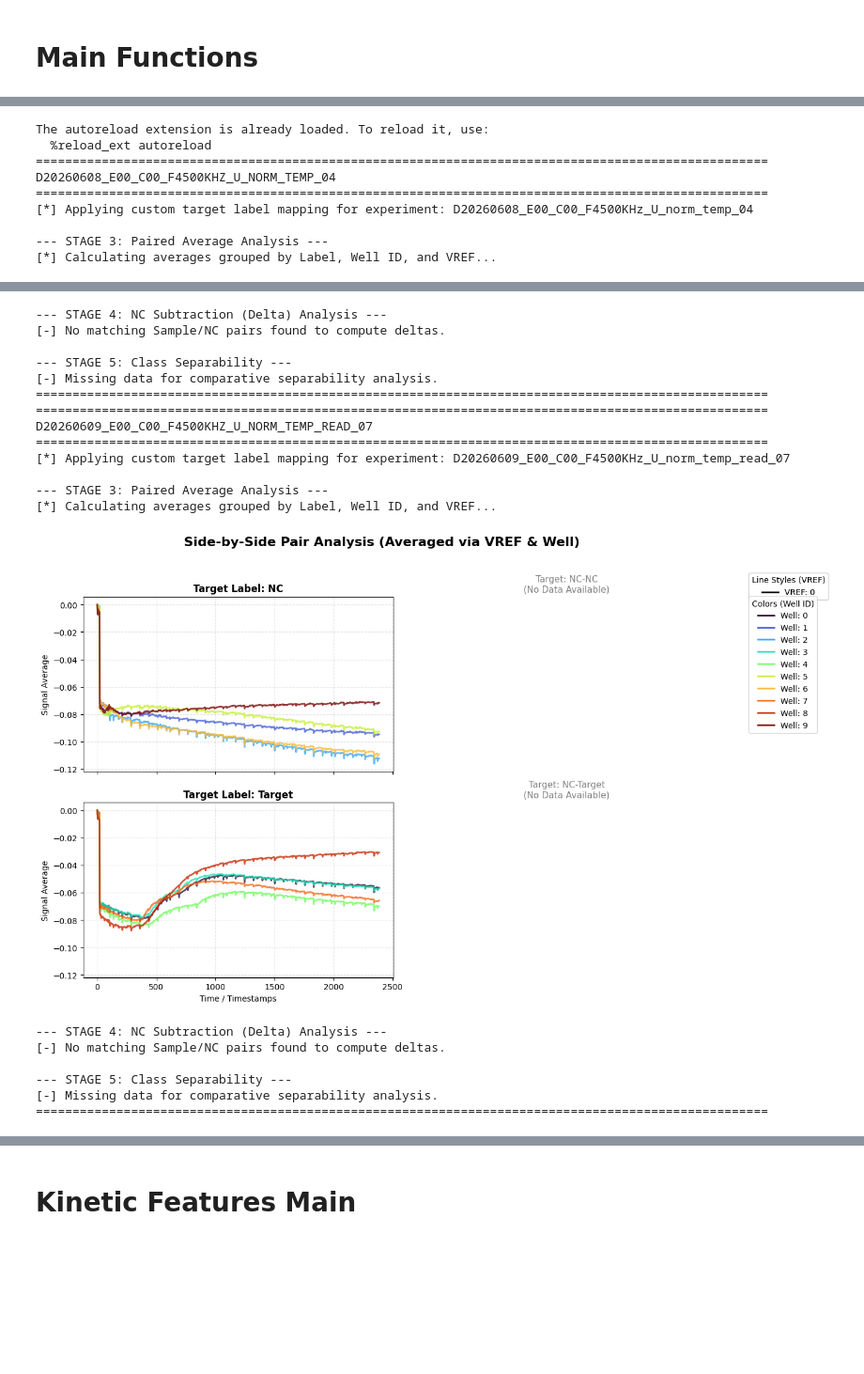
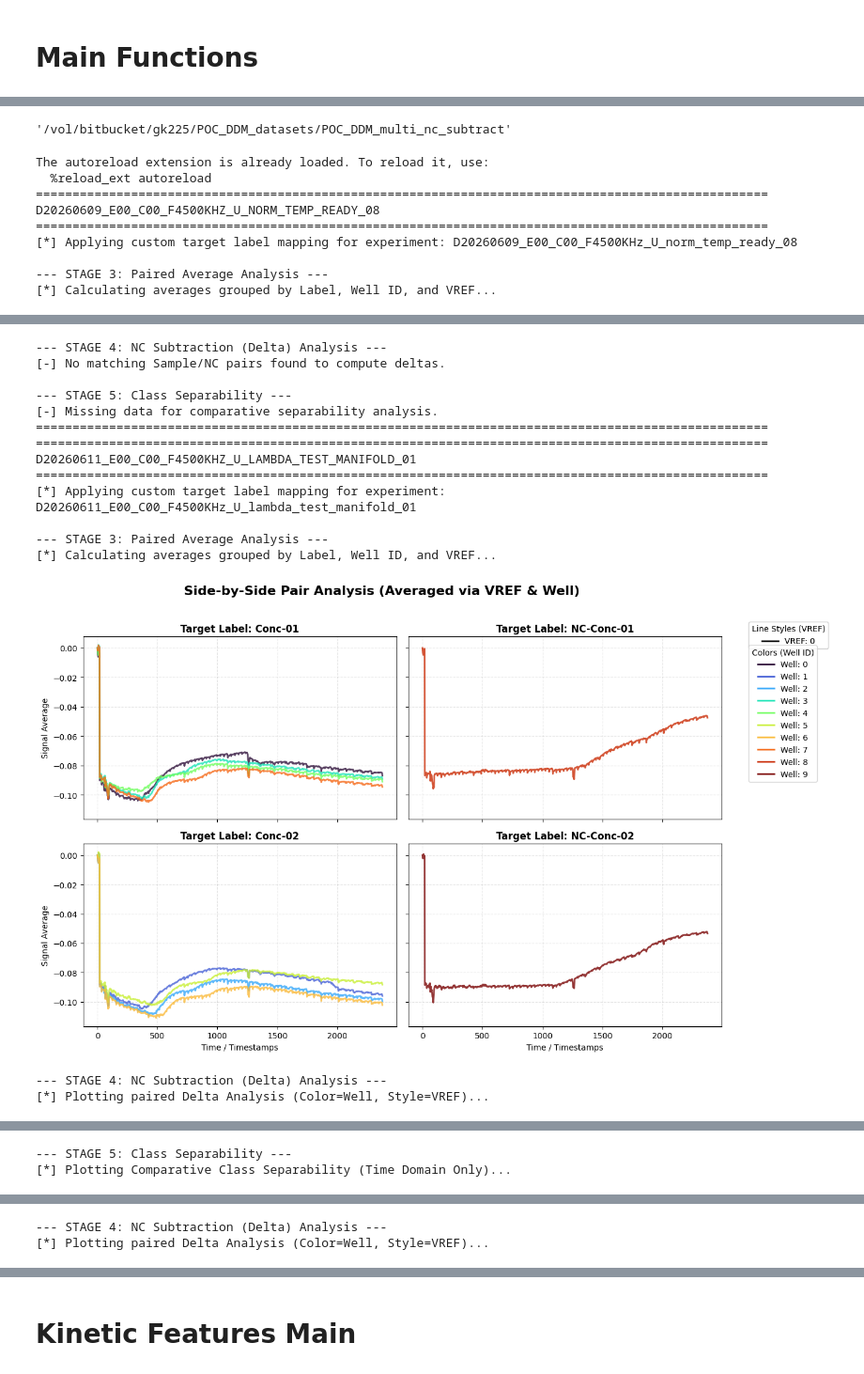
Before and after one commit to kautsarg/POC_DDM, a Jupyter notebook: gk_code/main/new_chip_analysis.ipynb, the cells around one changed output, grey strips where cells are left out. Shown at 94% size. Saved outputs shown, nothing was run; the diff lists cells and outputs as text; code cells hidden in the pictures; blank space fills up the shorter version.

Commit message:
analysis update

```diff
--- a/gk_code/main/new_chip_analysis.ipynb
+++ b/gk_code/main/new_chip_analysis.ipynb
@@ -938,3 +921,7 @@ all_new_chip_data[0]['timestamps'].shape
+# %%
+config.MULTI_EXP_FOLDER + "_nc_subtract"
+# %% [output]
+'/vol/bitbucket/gk225/POC_DDM_datasets/POC_DDM_multi_nc_subtract'
 # %%
 # ====================================================================
 # 4. DATA EXECUTION SCRIPT
@@ -945,27 +932,28 @@ import sigmoid_fitting as sp
 %autoreload 2
 
 exp_path = config.MULTI_EXP_FOLDER
+# exp_path = config.MULTI_EXP_FOLDER + "_nc_subtract"
 
 exp_folders = sorted([
     name for name in os.listdir(exp_path)
     if os.path.isdir(os.path.join(exp_path, name)) and name not in config.EXCLUDED_FOLDERS
-])[2:6]
+])[5:8]
 
-# exp_folder = exp_folders[4]
 all_new_chip_data = []
-for exp_folder in exp_folders[::2]:
+for exp_folder in exp_folders:
     print("="*100)
     print(exp_folder.upper())
     print("="*100)
-    new_chip_data = joblib.load(Path(exp_path, exp_folder, "preprocessed_curves_nonorm.joblib"))
+    new_chip_data = joblib.load(Path(exp_path, exp_folder, config.TRAINING_DATA_PATH))
 
     idx_settled = new_chip_data['idxs']['idx_settled']
     idx_end = new_chip_data['idxs']['idx_end']
 
-    ori_curves = new_chip_data['curves']['ori_curves']
-    y_well = new_chip_data['well_labels']
+    _ds_names = list(new_chip_data['dataset_name'])
+    ori_curves = new_chip_data['dataset'][_ds_names.index('ori_curves')]
+    y_well = new_chip_data['Y_well']
     timestamps = new_chip_data['timestamps']
-    vref_idx = new_chip_data['metadata'].get('vref_idx', np.zeros_like(y_well))
+    vref_idx = np.asarray(new_chip_data['metadata'].get('vref_idx', np.zeros(len(y_well))))
 
     # Apply Label Mapping from Config
     if hasattr(config, "LABEL_MAPPINGS") and exp_folder in config.LABEL_MAPPINGS:
@@ -976,9 +964,6 @@ for exp_folder in exp_folders[::2]:
         print(f"[*] No custom mapping found for {exp_folder}. Retaining default well labels.")
         y_label = np.array(y_well)
 
-    # print(f'\nData Shapes:\n ori_curves: {ori_curves.shape}\n vref_idx: {vref_idx.shape}\n y_well: {y_well.shape}\n y_label: {y_label.shape}\n timestamps: {timestamps.shape}\n')
-
-    # print("\n=== RUNNING PIPELINE: ORIGINAL CURVES ===")
     plot_pipeline(
         timestamps,
         ori_curves,
@@ -994,9 +979,9 @@ for exp_folder in exp_folders[::2]:
 The autoreload extension is already loaded. To reload it, use:
   %reload_ext autoreload
 ====================================================================================================
-D20260608_E00_C00_F4500KHZ_U_NORM_TEMP_04
+D20260609_E00_C00_F4500KHZ_U_NORM_TEMP_READY_08
 ====================================================================================================
-[*] Applying custom target label mapping for experiment: D20260608_E00_C00_F4500KHz_U_norm_temp_04
+[*] Applying custom target label mapping for experiment: D20260609_E00_C00_F4500KHz_U_norm_temp_ready_08
 
 --- STAGE 3: Paired Average Analysis ---
 [*] Calculating averages grouped by Label, Well ID, and VREF...
@@ -1004,20 +989,16 @@ D20260608_E00_C00_F4500KHZ_U_NORM_TEMP_04
 --- STAGE 4: NC Subtraction (Delta) Analysis ---
 [-] No matching Sample/NC pairs found to compute deltas.
 
 --- STAGE 5: Class Separability ---
 [-] Missing data for comparative separability analysis.
 ====================================================================================================
 ====================================================================================================
-D20260609_E00_C00_F4500KHZ_U_NORM_TEMP_READ_07
+D20260611_E00_C00_F4500KHZ_U_LAMBDA_TEST_MANIFOLD_01
 ====================================================================================================
-[*] Applying custom target label mapping for experiment: D20260609_E00_C00_F4500KHz_U_norm_temp_read_07
+[*] Applying custom target label mapping for experiment: D20260611_E00_C00_F4500KHz_U_lambda_test_manifold_01
 
 --- STAGE 3: Paired Average Analysis ---
 [*] Calculating averages grouped by Label, Well ID, and VREF...
-[figure, old version]
+[figure, new version]
 --- STAGE 4: NC Subtraction (Delta) Analysis ---
-[-] No matching Sample/NC pairs found to compute deltas.
-
---- STAGE 5: Class Separability ---
-[-] Missing data for comparative separability analysis.
-====================================================================================================
+[*] Plotting paired Delta Analysis (Color=Well, Style=VREF)...
@@ -1023,0 +1006,2 @@ D20260609_E00_C00_F4500KHZ_U_NORM_TEMP_READ_07
+--- STAGE 5: Class Separability ---
+[*] Plotting Comparative Class Separability (Time Domain Only)...
@@ -1023,0 +1018,2 @@ D20260609_E00_C00_F4500KHZ_U_NORM_TEMP_READ_07
+--- STAGE 4: NC Subtraction (Delta) Analysis ---
+[*] Plotting paired Delta Analysis (Color=Well, Style=VREF)...
```
Also changed, not shown: parts of 13 cells of this notebook, 10 other files.
